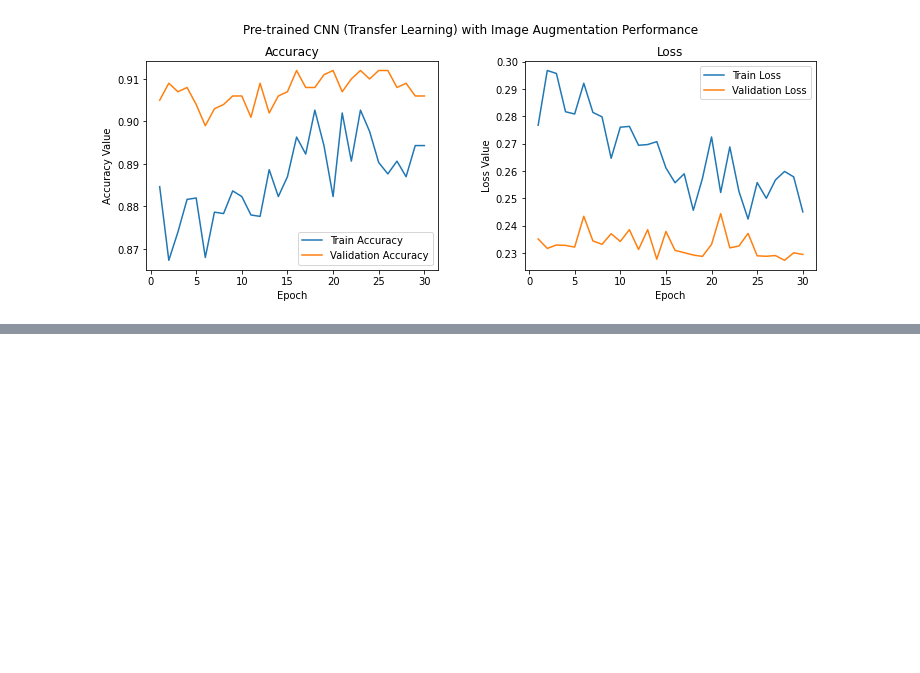
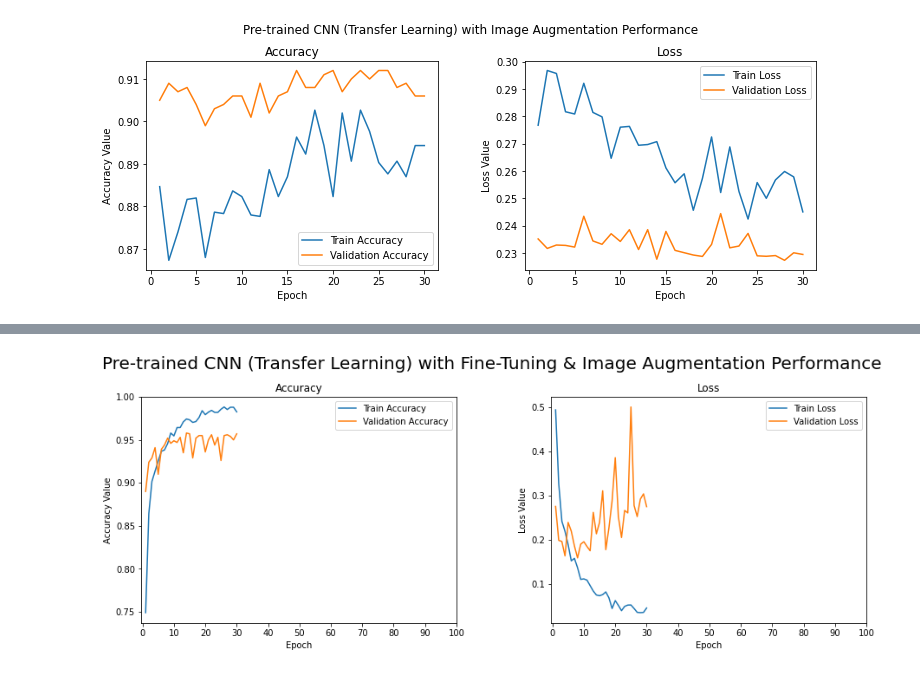
Before and after one commit to mustafabozkaya/hands-on-transfer-learning-with-python, a Jupyter notebook: notebooks/Ch05 - Unleash the Power of Transfer Learning/VGGBase_Newhead(8192_1)_Transfer_learning_models.ipynb, the cells around one changed output, grey strips where cells are left out. Drawn from its saved outputs; the diff is of its cells as text; code cells hidden in the pictures; blank space fills up the shorter version.

Commit message:
updated Fine Tunnig section

```diff
--- a/notebooks/Ch05 - Unleash the Power of Transfer Learning/VGGBase_Newhead(8192_1)_Transfer_learning_models.ipynb
+++ b/notebooks/Ch05 - Unleash the Power of Transfer Learning/VGGBase_Newhead(8192_1)_Transfer_learning_models.ipynb
@@ -773,22 +849,24 @@ histor32=model3.fit(train_generator
 # %%
-f, (ax1, ax2) = plt.subplots(1, 2, figsize=(12, 4))
-t = f.suptitle('Pre-trained CNN (Transfer Learning) with Fine-Tuning & Image Augmentation Performance', fontsize=12)
+f, (ax1, ax2) = plt.subplots(1, 2, figsize=(15, 5))
+t = f.suptitle('Pre-trained CNN (Transfer Learning) with Fine-Tuning & Image Augmentation Performance', fontsize=20)
 f.subplots_adjust(top=0.85, wspace=0.3)
 
-epoch_list = list(range(1,101))
-ax1.plot(epoch_list, history.history['acc'], label='Train Accuracy')
-ax1.plot(epoch_list, history.history['val_acc'], label='Validation Accuracy')
+epoch_list = list(range(1,31))
+ax1.plot(epoch_list, histor32.history['binary_accuracy'], label='Train Accuracy')
+ax1.plot(epoch_list, histor32.history['val_binary_accuracy'], label='Validation Accuracy')
 ax1.set_xticks(np.arange(0, 101, 10))
 ax1.set_ylabel('Accuracy Value')
 ax1.set_xlabel('Epoch')
 ax1.set_title('Accuracy')
 l1 = ax1.legend(loc="best")
 
-ax2.plot(epoch_list, history.history['loss'], label='Train Loss')
-ax2.plot(epoch_list, history.history['val_loss'], label='Validation Loss')
+ax2.plot(epoch_list, histor32.history['loss'], label='Train Loss')
+ax2.plot(epoch_list, histor32.history['val_loss'], label='Validation Loss')
 ax2.set_xticks(np.arange(0, 101, 10))
 ax2.set_ylabel('Loss Value')
 ax2.set_xlabel('Epoch')
 ax2.set_title('Loss')
 l2 = ax2.legend(loc="best")
+# %% [output]
+[figure, added]
 # %%
```
Also changed, not shown: parts of 41 cells of this notebook.
